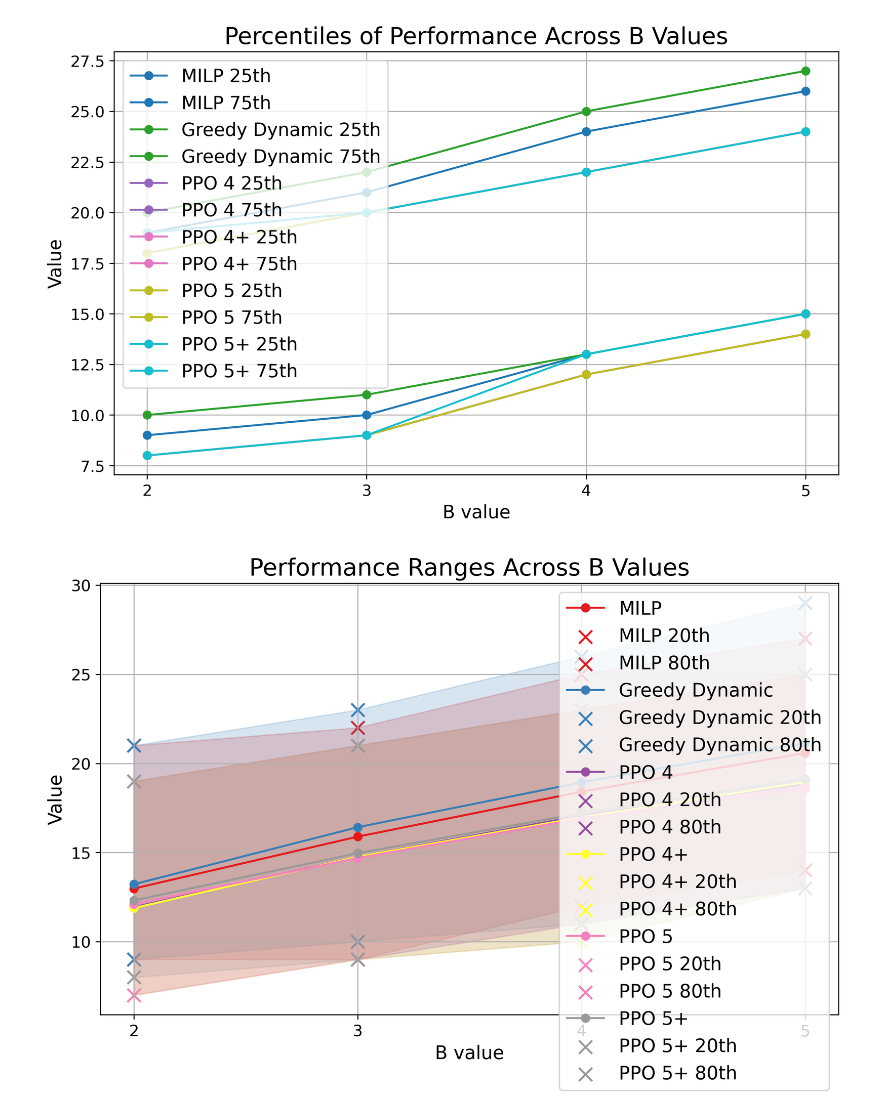
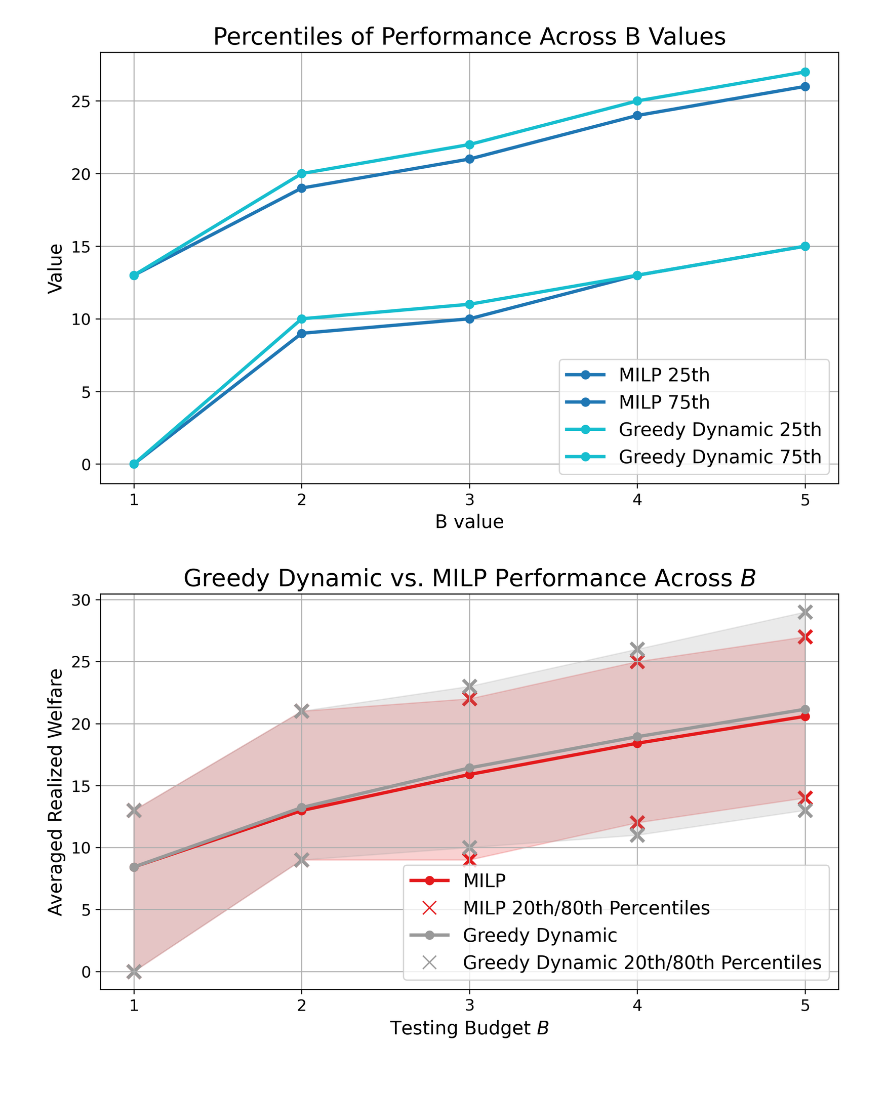
Before and after one commit to nrlopez03/pooled-testing, a Jupyter notebook: multGraphs.ipynb, the cells around one changed output. Drawn from its saved outputs; the diff is of its cells as text; code cells hidden in the pictures; blank space fills up the shorter version.

```diff
--- a/multGraphs.ipynb
+++ b/multGraphs.ipynb
@@ -48,23 +26,36 @@ plt.rcParams.update({
 column_mapping = {
         "solveMILP": "MILP",
         "solveConicGibbsGreedyDynamic": "Greedy Dynamic",
-        "PPO_4Bucket_20000000": "PPO 4",
-        "PPO_4Bucket_50000000": "PPO 4+",
-        "PPO_5Bucket_20000000" : "PPO 5",
-        "PPO_5Bucket_50000000": "PPO 5+"
+        # "PPO_4Bucket_20000000": "PPO 4",
+        # "PPO_4Bucket_50000000": "PPO 4+",
+        # "PPO_5Bucket_20000000" : "PPO 5",
+        # "PPO_5Bucket_50000000": "PPO 5+"
     }
 
 columns_to_plot = list(column_mapping.values())
+
+# Define parameters
+base_path = "data/types/"
+
+# Load data
+dfs = []
+B_values = range(1, 6)
+for B in B_values:
+    file_path = f"{base_path}sample_N50_d2_B{B}_G{G}_Utils3.csv"
+    df = pd.read_csv(file_path)
+    df = df.rename(columns=column_mapping)
+    df["B"] = B  # Track B value
+    dfs.append(df)
 # %%
 # Combine data
 combined_df = pd.concat(dfs, ignore_index=True)
 
 # Compute mean for each B
-mean_df = combined_df.groupby("B")[columns_to_avg].mean()
+mean_df = combined_df.groupby("B")[columns_to_plot].mean()
 
 # Plot results
 plt.figure(figsize=(10, 6))
-for col in columns_to_avg:
+for col in columns_to_plot:
     plt.plot(mean_df.index, mean_df[col], marker='o', alpha=0.75,
      label=col)
 
@@ -102,47 +93,50 @@ plt.legend()
 plt.grid()
 plt.show()
 # %% [output]
-[figure, old version]
+[figure, new version]
 # %%
 percentile_lower = 20  # Lower bound for cone
-percentile_upper = 80 # Upper bound for cone
+percentile_upper = 80  # Upper bound for cone
 
 # Combine data
 combined_df = pd.concat(dfs, ignore_index=True)
 
 # Compute mean and percentiles
 mean_df = combined_df.groupby("B")[columns_to_plot].mean()
 percentile_lower_df = combined_df.groupby("B")[columns_to_plot].quantile(percentile_lower / 100)
 percentile_upper_df = combined_df.groupby("B")[columns_to_plot].quantile(percentile_upper / 100)
 
 # Plot results
-plt.figure(figsize=(10, 6))
-colors = plt.cm.get_cmap("Set1", len(columns_to_plot))  # Assign colors to methods
+plt.figure(figsize=(10, 5.5))
+colors = plt.cm.get_cmap("Set1", len(columns_to_plot))
 
 for idx, col in enumerate(columns_to_plot):
     color = colors(idx)  # Same color for each method
 
     # Plot central mean line
     plt.plot(mean_df.index, mean_df[col], marker='o', linestyle='-', color=color, label=col)
 
     # Fill between percentiles to create the "cone"
     plt.fill_between(mean_df.index, percentile_lower_df[col], percentile_upper_df[col], color=color, alpha=0.2)
 
     # Plot "X" markers for the percentiles
-    plt.scatter(percentile_lower_df.index, percentile_lower_df[col], marker='x', color=color, s=100, label=f"{col} {percentile_lower}th")
-    plt.scatter(percentile_upper_df.index, percentile_upper_df[col], marker='x', color=color, s=100, label=f"{col} {percentile_upper}th")
+    plt.scatter(percentile_lower_df.index, percentile_lower_df[col], marker='x', color=color, s=100)
+    plt.scatter(percentile_upper_df.index, percentile_upper_df[col], marker='x', color=color, s=100)
+
+    # Add combined legend entry with a properly scaled "X" marker
+    plt.plot([], [], marker='x', linestyle='', color=color, markersize=10, label=f"{col} {percentile_lower}th/{percentile_upper}th Percentiles")
 
 # Ensure x-axis only contains integer values (B values)
 plt.xticks(B_values)
 
-plt.xlabel("B value")
-plt.ylabel("Value")
-plt.title("Performance Ranges Across B Values")
+plt.xlabel("Testing Budget $B$")
+plt.ylabel("Averaged Realized Welfare")
+plt.title("Greedy Dynamic vs. MILP Performance Across $B$")
 plt.legend()
 plt.grid()
 plt.show()
 # %% [output]
-[figure, old version]
+[figure, new version]
 # %%
 # Choose two columns to compare
 col1 = "Greedy Dynamic"  # Change as needed
```
Also changed, not shown: parts of 4 cells of this notebook, 8 other files.
